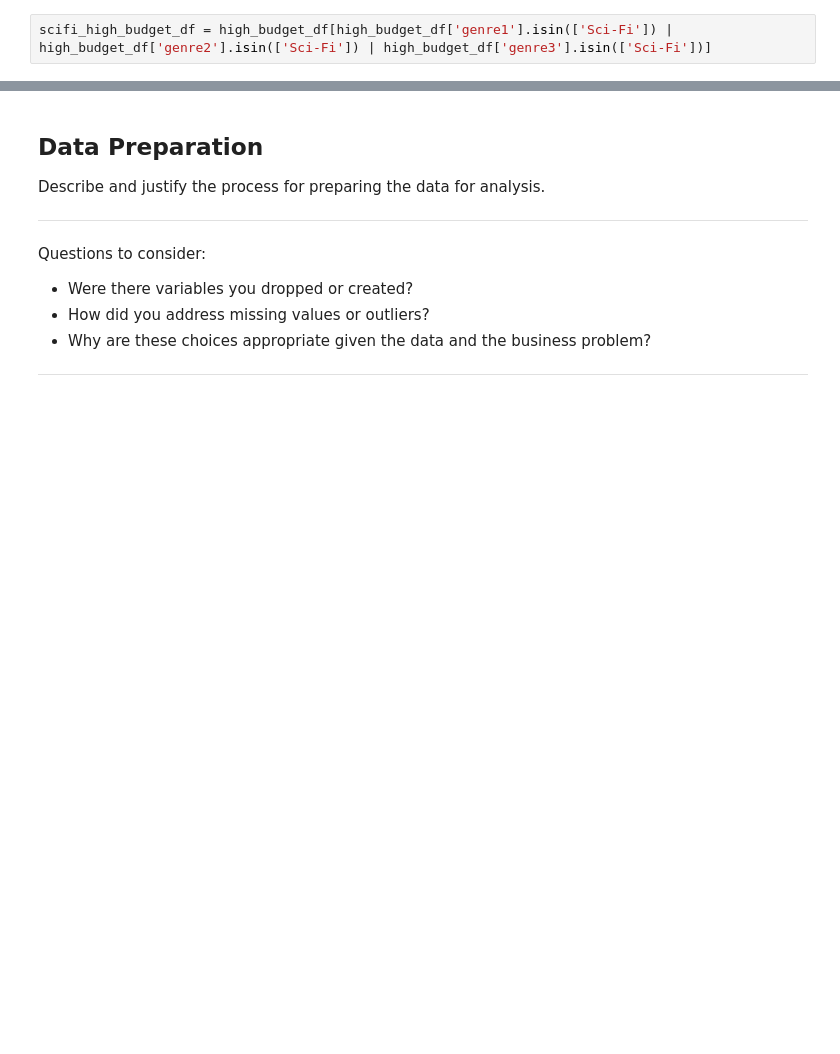
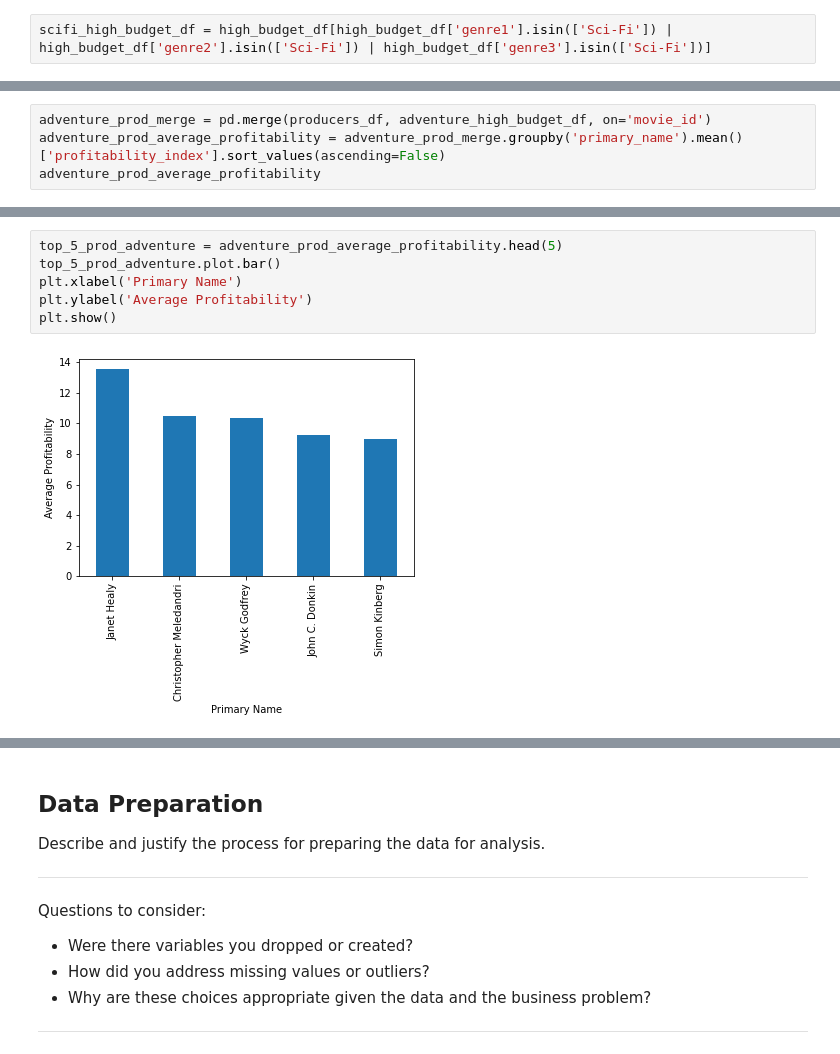
Before and after one commit to jbenasuli/Movie-Box-Office-Analysis, a Jupyter notebook: dsc-phase1-project-template.ipynb, the cells around one changed output, grey strips where cells are left out. Drawn from its saved outputs; the diff is of its cells as text; blank space fills up the shorter version.

```diff
--- a/dsc-phase1-project-template.ipynb
+++ b/dsc-phase1-project-template.ipynb
@@ -503,0 +589,4 @@ plt.show()
+# %%
+adventure_prod_merge = pd.merge(producers_df, adventure_high_budget_df, on='movie_id')
+adventure_prod_average_profitability = adventure_prod_merge.groupby('primary_name').mean()['profitability_index'].sort_values(ascending=False)
+adventure_prod_average_profitability
@@ -503,0 +607,8 @@ plt.show()
+# %%
+top_5_prod_adventure = adventure_prod_average_profitability.head(5)
+top_5_prod_adventure.plot.bar()
+plt.xlabel('Primary Name')
+plt.ylabel('Average Profitability')
+plt.show()
+# %% [output]
+[figure, added]
```
Also changed, not shown: parts of 15 cells of this notebook.
